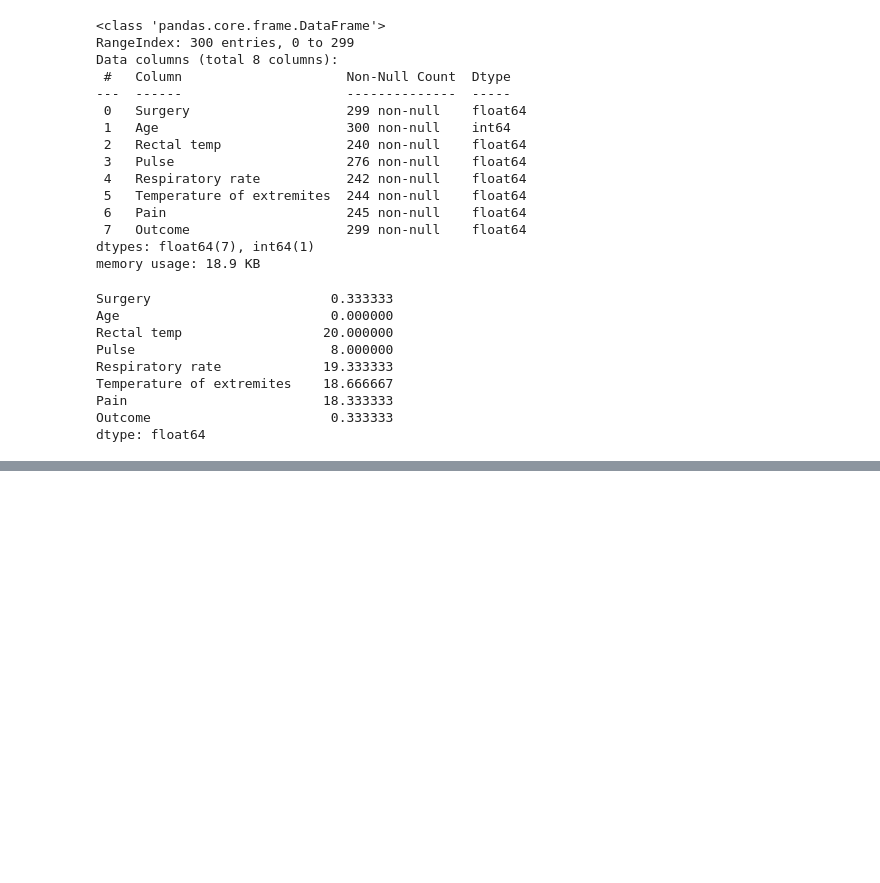
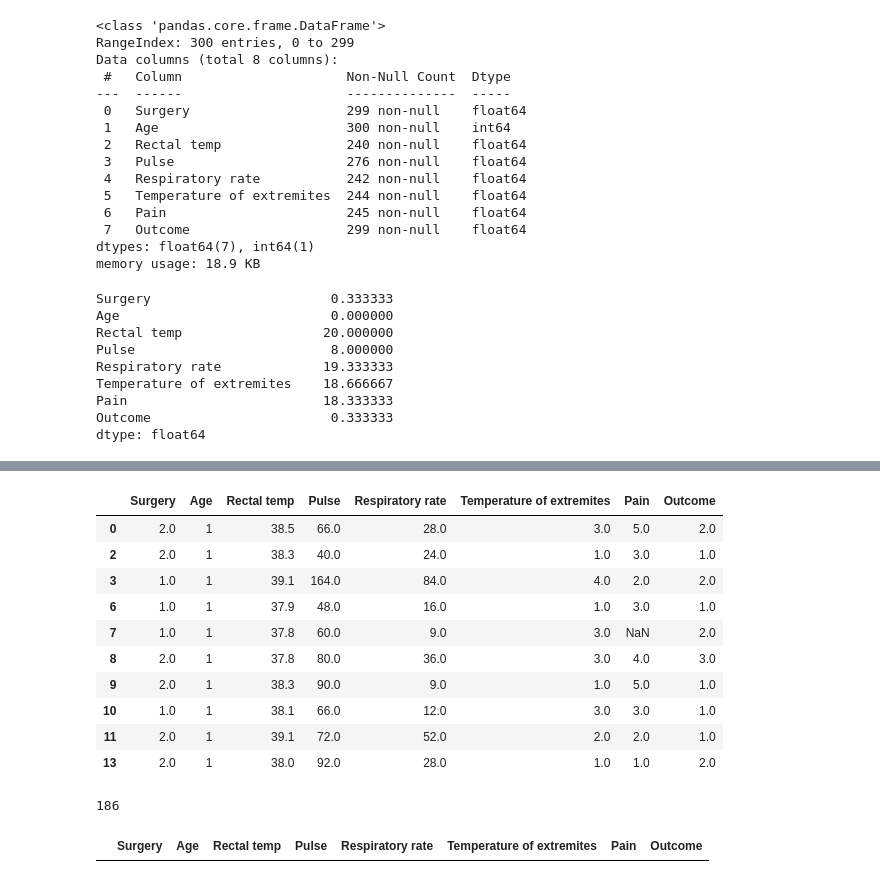
Before and after one commit to archimage-wiz/DS_PythonStat_Hw_Anomaly, a Jupyter notebook: Hw_AnomalySearch.ipynb, the cells around one changed output, grey strips where cells are left out. Drawn from its saved outputs; the diff is of its cells as text; code cells hidden in the pictures; blank space fills up the shorter version.

```diff
--- a/Hw_AnomalySearch.ipynb
+++ b/Hw_AnomalySearch.ipynb
@@ -129,0 +150,34 @@ Name: Pulse, dtype: float64
+# %%
+# - hot extremities should correlate with an elevated rectal temp.
+
+hd.drop(
+    hd[(hd["Temperature of extremites"] == 2) & (hd["Rectal temp"] <= 37.8)].index,
+    inplace=True,
+)
+hd.head(10)
+# %% [output]
+|  | Surgery | Age | Rectal temp | Pulse | Respiratory rate | Temperature of extremites | Pain | Outcome |
+| 0 | 2.0 | 1 | 38.5 | 66.0 | 28.0 | 3.0 | 5.0 | 2.0 |
+| 2 | 2.0 | 1 | 38.3 | 40.0 | 24.0 | 1.0 | 3.0 | 1.0 |
+| 3 | 1.0 | 1 | 39.1 | 164.0 | 84.0 | 4.0 | 2.0 | 2.0 |
+| 6 | 1.0 | 1 | 37.9 | 48.0 | 16.0 | 1.0 | 3.0 | 1.0 |
+| 7 | 1.0 | 1 | 37.8 | 60.0 | 9.0 | 3.0 | NaN | 2.0 |
+| 8 | 2.0 | 1 | 37.8 | 80.0 | 36.0 | 3.0 | 4.0 | 3.0 |
+| 9 | 2.0 | 1 | 38.3 | 90.0 | 9.0 | 1.0 | 5.0 | 1.0 |
+| 10 | 1.0 | 1 | 38.1 | 66.0 | 12.0 | 3.0 | 3.0 | 1.0 |
+| 11 | 2.0 | 1 | 39.1 | 72.0 | 52.0 | 2.0 | 2.0 | 1.0 |
+| 13 | 2.0 | 1 | 38.0 | 92.0 | 28.0 | 1.0 | 1.0 | 2.0 |
+# %%
+hd.drop(hd[hd["Pain"].isna()].index, inplace=True)
+len(hd)
+# %% [output]
+186
+# %%
+hd[hd["Surgery"].isna()]
+hd[hd["Outcome"].isna()]  # is the same line 132
+
+hd.drop(132, inplace=True)
+
+hd[hd["Outcome"].isna()]
+# %% [output]
+|  | Surgery | Age | Rectal temp | Pulse | Respiratory rate | Temperature of extremites | Pain | Outcome |
```
Also changed, not shown: parts of 11 cells of this notebook, 1 other file.
